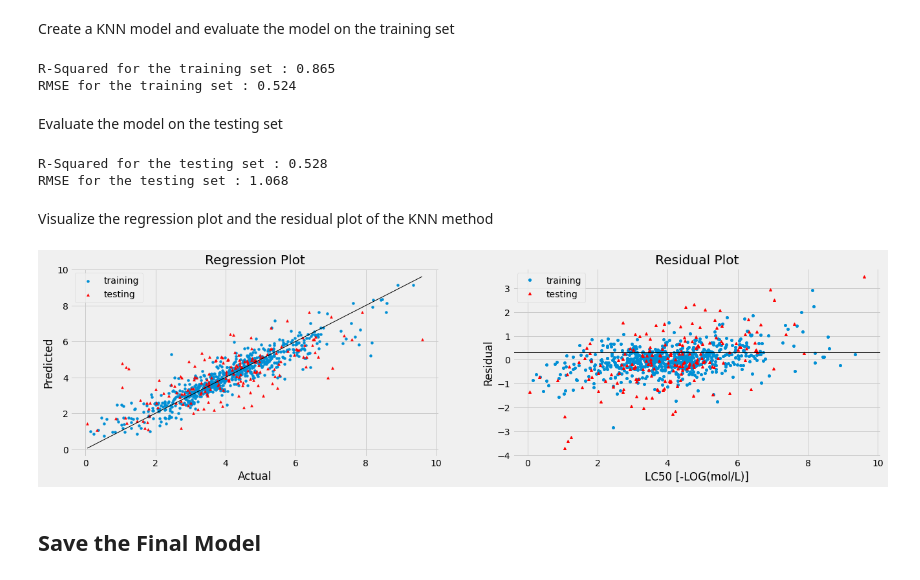
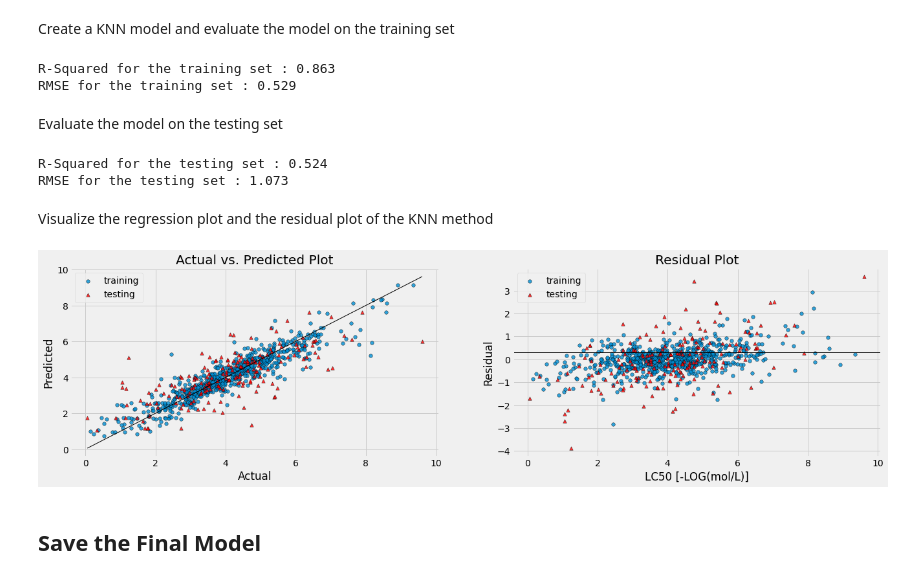
Before and after one commit to trizkynoviandy/qsar-fish-toxicity, a Jupyter notebook: qsar_fish_toxicity.ipynb, the cells around one changed output. Drawn from its saved outputs; the diff is of its cells as text; code cells hidden in the pictures.

```diff
--- a/qsar_fish_toxicity.ipynb
+++ b/qsar_fish_toxicity.ipynb
@@ -119,6 +117,3 @@ Scales the independent variables
-# %%
-scaler = StandardScaler()
-X = scaler.fit_transform(X)
 # %% [markdown]
 Split the dataset into training and testing set
 # %%
@@ -126,3 +123,7 @@ X_train, X_test, y_train, y_test = train_test_split(X, y, test_size = 0.20, rand
+# %%
+scaler = StandardScaler()
+X_train = scaler.fit_transform(X_train)
+X_test = scaler.fit_transform(X_test)
 # %% [markdown]
 ## Model Training
 # %% [markdown]
@@ -168,8 +169,8 @@ knn_training_rmse = np.sqrt(mean_squared_error(y_train, knn_training_pred))
 print(f"R-Squared for the training set : {knn_training_rsq:.3f}")
 print(f"RMSE for the training set : {knn_training_rmse:.3f}")
 # %% [output]
-R-Squared for the training set : 0.865
-RMSE for the training set : 0.524
+R-Squared for the training set : 0.863
+RMSE for the training set : 0.529
 # %% [markdown]
 Evaluate the model on the testing set
 # %%
@@ -180,37 +181,37 @@ knn_testing_rmse = np.sqrt(mean_squared_error(y_test, knn_testing_pred))
 print(f"R-Squared for the testing set : {knn_testing_rsq:.3f}")
 print(f"RMSE for the testing set : {knn_testing_rmse:.3f}")
 # %% [output]
-R-Squared for the testing set : 0.528
-RMSE for the testing set : 1.068
+R-Squared for the testing set : 0.524
+RMSE for the testing set : 1.073
 # %% [markdown]
 Visualize the regression plot and the residual plot of the KNN method
 # %%
 residual_train = y_train - knn_training_pred
 residual_test = y_test - knn_testing_pred
 
 fig=plt.figure(figsize=(20,5))
 
 ax1=plt.subplot(1,2,1)
-ax1.scatter(y_train, knn_training_pred, s=15, label="training")
-ax1.scatter(y_test, knn_testing_pred, marker="^", s=15, c="r", label="testing")
+ax1.scatter(y_train, knn_training_pred, s=30, alpha=0.8, edgecolor="black", label="training")
+ax1.scatter(y_test, knn_testing_pred, marker="^", s=30, c="r", alpha=0.8, edgecolor="black", label="testing")
 ax1.plot([y.min(), y.max()], [y.min(), y.max()], "k", lw=1)
-ax1.set_title("Regression Plot")
+ax1.set_title("Actual vs. Predicted Plot")
 ax1.set_xlabel("Actual")
 ax1.set_ylabel("Predicted")
 ax1.legend()
 
 ax2=plt.subplot(1,2,2)
-ax2.plot(y_train, residual_train, "o", markersize= 4, label="training")
-ax2.plot(y_test, residual_test, "^", c="red", markersize= 4, label="testing")
+ax2.scatter(y_train, residual_train, s=30, alpha=0.8, edgecolor="black", label="training")
+ax2.scatter(y_test, residual_test, marker="^", s=30, c="r", alpha=0.8, edgecolor="black", label="testing")
 ax2.axhline(y=0.3, linewidth= 1, linestyle="-", c="black")
 ax2.legend()
 ax2.set_title("Residual Plot")
 ax2.set_xlabel("LC50 [-LOG(mol/L)]")
 ax2.set_ylabel("Residual")
 
 plt.show()
 # %% [output]
-[figure, old version]
+[figure, new version]
 # %% [markdown]
 ## Save the Final Model
 # %%
```
Also changed, not shown: parts of 8 cells of this notebook.
